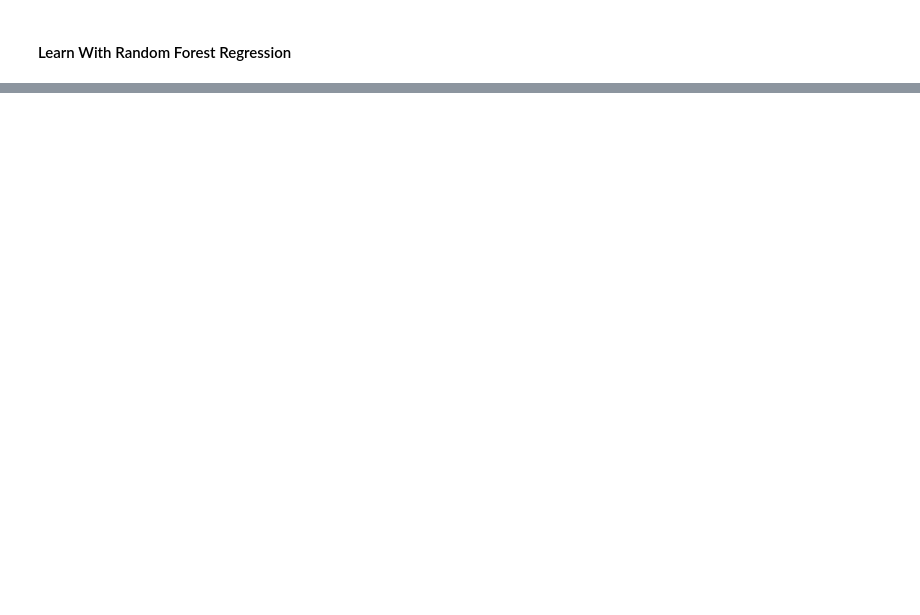
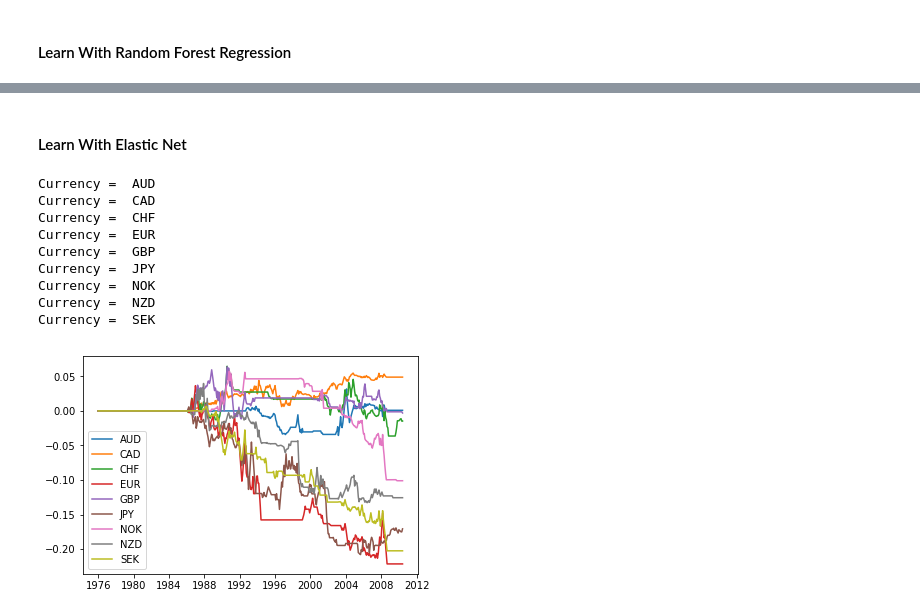
Before and after one commit to siowmeng/bigdatafinance, a Jupyter notebook: Assignment2/BDFGroupAssignment2-SM.ipynb, the cells around one changed output, grey strips where cells are left out. Drawn from its saved outputs; the diff is of its cells as text; code cells hidden in the pictures; blank space fills up the shorter version.

```diff
--- a/Assignment2/BDFGroupAssignment2-SM.ipynb
+++ b/Assignment2/BDFGroupAssignment2-SM.ipynb
@@ -165,0 +229,18 @@ Currency =  SEK
+# %% [markdown]
+#### Learn With Elastic Net
+# %%
+# Elastic Net
+ecCumDiff, ecRsqOOS = learnAndPlot(w, linear_model.ElasticNetCV(l1_ratio = [.1, .5, .7, .9, .95, .99, 1], normalize = True,
+                                                                cv = 10),
+                                   fxSpotDelta, intDiff, inflDiff, indPrdDiff, mSupplyDiff)
+# %% [output]
+Currency =  AUD
+Currency =  CAD
+Currency =  CHF
+Currency =  EUR
+Currency =  GBP
+Currency =  JPY
+Currency =  NOK
+Currency =  NZD
+Currency =  SEK
+[figure, added]
```
Also changed, not shown: parts of 36 cells of this notebook.
